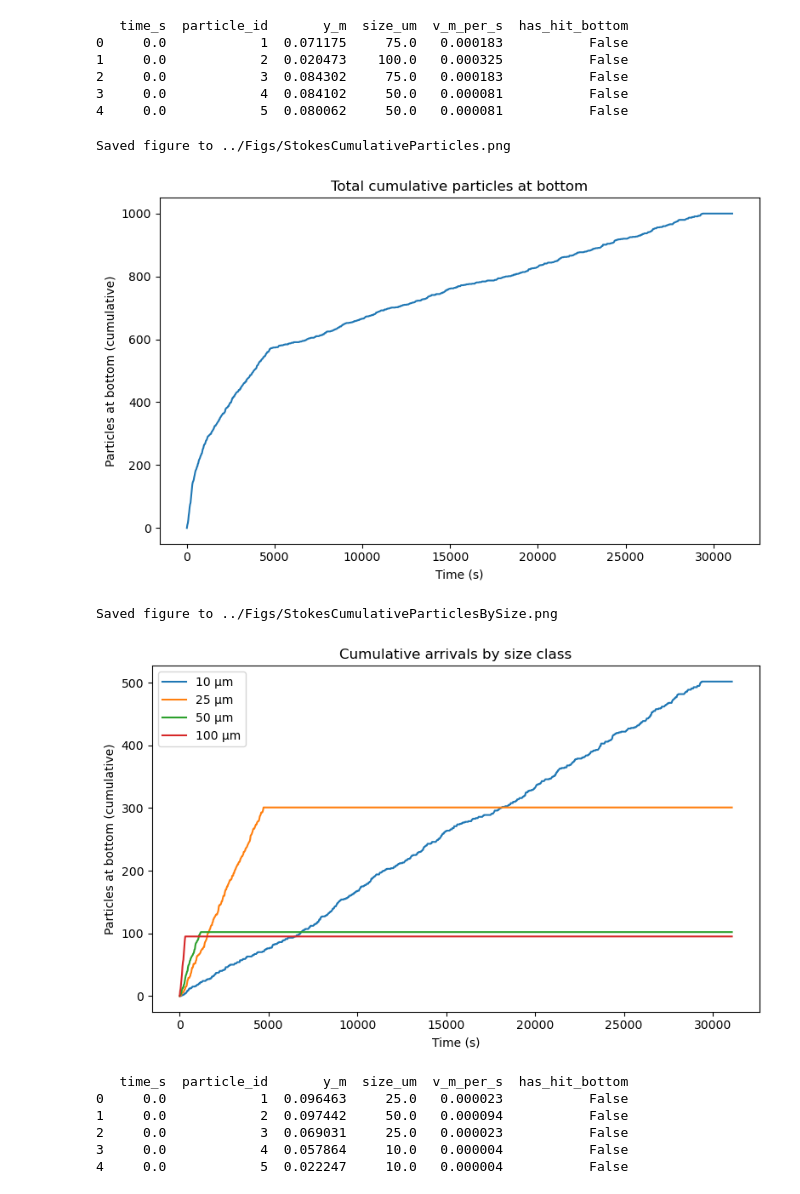
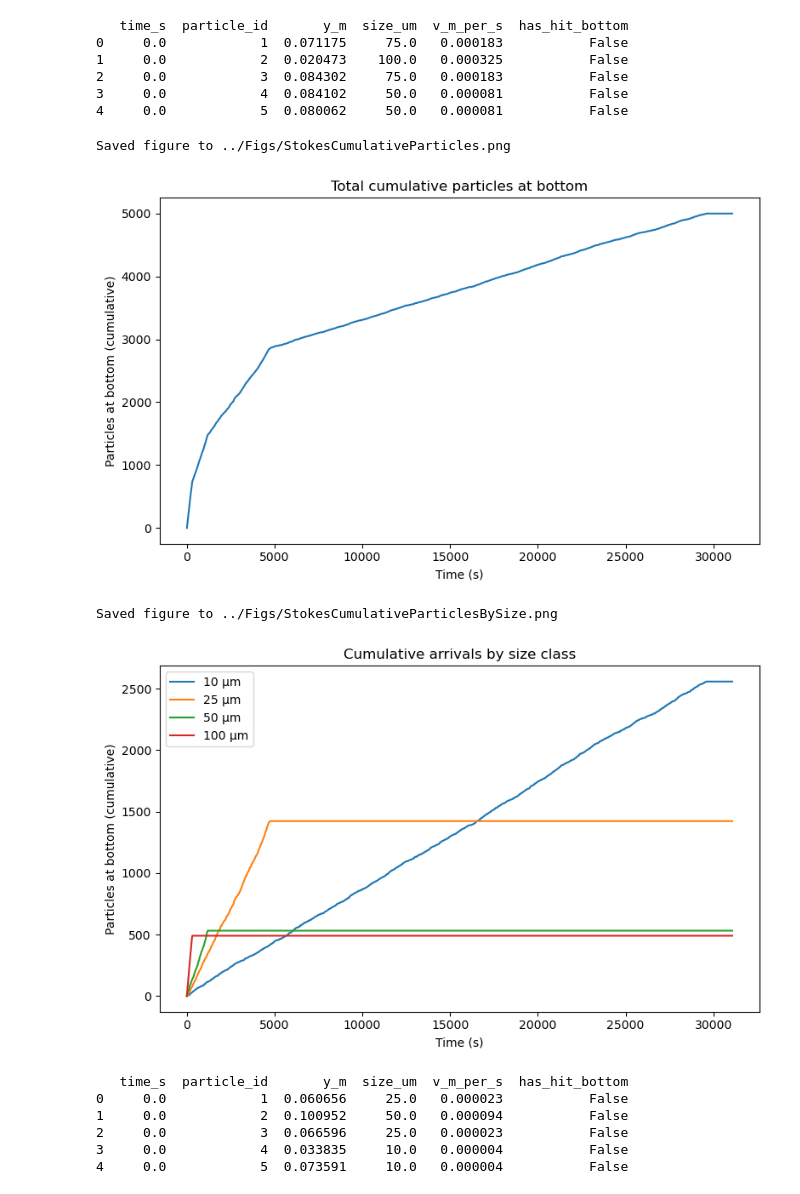
Before and after one commit to michaelstaiger/IFCBParticleSize, a Jupyter notebook: Modeling/Notebooks/CellularAutomata.ipynb, the cells around one changed output. Cells and saved outputs as stored; diff of their text form; code cells hidden in the pictures.

```diff
--- a/Modeling/Notebooks/CellularAutomata.ipynb
+++ b/Modeling/Notebooks/CellularAutomata.ipynb
@@ -419,41 +419,41 @@ def plot_arrival_rate_by_size(times, cum_by_size: dict, smooth_window: int | Non
 # %%
 # -----------------
 # make it useful
 # -----------------
 if __name__ == "__main__":
     sizes = [10, 25, 50, 100]      # discrete size classes (µm)
     probs = [0.5, 0.3, 0.1, 0.1]   # optional mixing probabilities (sum to 1)
 
     df_mix, times, cum_total, cum_by_size = simulate_settling_dataframe_mixture(
         sizes_um=sizes,
-        num_cells=1000,
+        num_cells=5000,
         syringe_height_cm=11.0998,
         size_probs=probs,
         cell_density=1100.0,
         fluid_density=1025.0,
         fluid_viscosity= 0.00109,
         gravity=9.81,
         num_time_steps=1200,
         random_seed=7
     )
 
     # Plots
     plot_cumulative_total(times, cum_total, save_path="../Figs/StokesCumulativeParticles.png")
     plot_cumulative_by_size(times, cum_by_size,  save_path="../Figs/StokesCumulativeParticlesBySize.png")
 
     # Inspect the first few rows
     print(df_mix.head())
 # %% [output]
 Saved figure to ../Figs/StokesCumulativeParticles.png
-[figure, old version]
+[figure, new version]
 Saved figure to ../Figs/StokesCumulativeParticlesBySize.png
-[figure, old version]
+[figure, new version]
    time_s  particle_id       y_m  size_um  v_m_per_s  has_hit_bottom
-0     0.0            1  0.096463     25.0   0.000023           False
-1     0.0            2  0.097442     50.0   0.000094           False
-2     0.0            3  0.069031     25.0   0.000023           False
-3     0.0            4  0.057864     10.0   0.000004           False
-4     0.0            5  0.022247     10.0   0.000004           False
+0     0.0            1  0.060656     25.0   0.000023           False
+1     0.0            2  0.100952     50.0   0.000094           False
+2     0.0            3  0.066596     25.0   0.000023           False
+3     0.0            4  0.033835     10.0   0.000004           False
+4     0.0            5  0.073591     10.0   0.000004           False
 # %%
 plot_arrival_rate(times, cum_total, smooth_window=5,  save_path="../Figs/StokesArivalRate.png")
 # %% [output]
```
Also changed, not shown: parts of 3 cells of this notebook.
